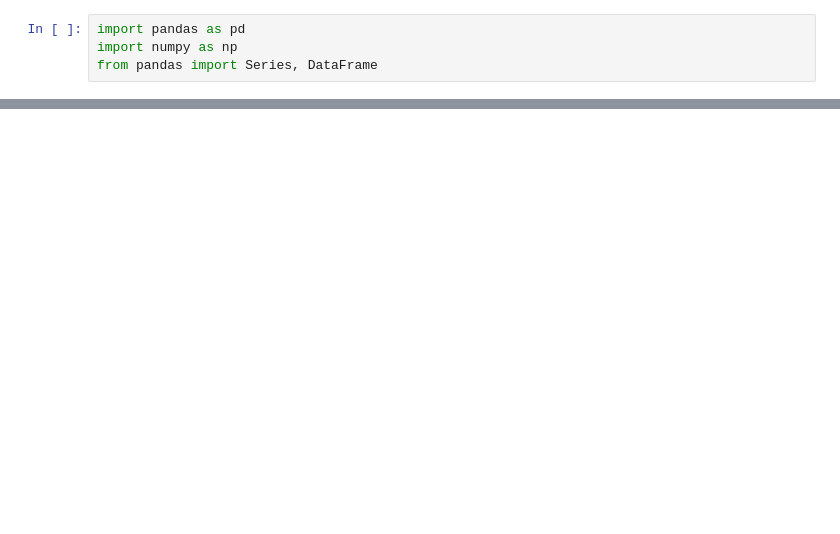
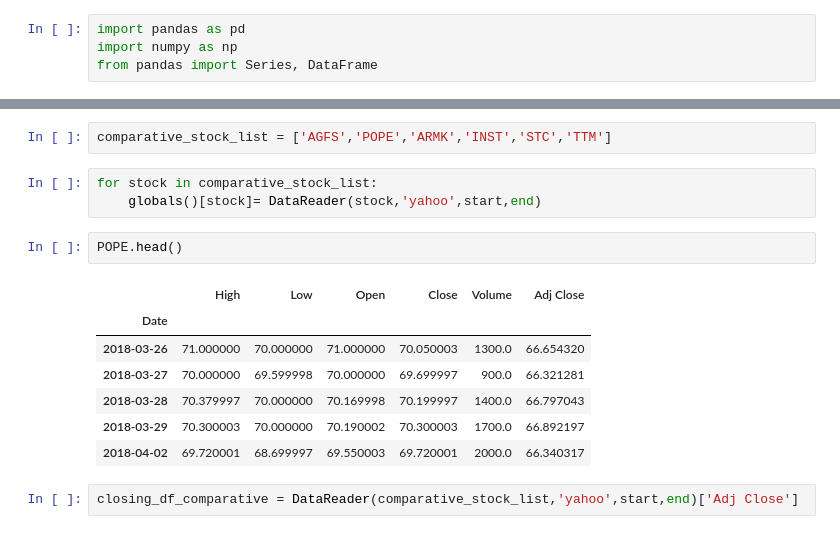
Before and after one commit to mgisp001/Hackabull, a Jupyter notebook: Hackabull/Stock_Testing.ipynb, the cells around one changed output, grey strips where cells are left out. Cells and saved outputs as stored; diff of their text form; blank space fills up the shorter version.

```diff
--- a/Hackabull/Stock_Testing.ipynb
+++ b/Hackabull/Stock_Testing.ipynb
@@ -144,0 +84,17 @@ print(stock_similarity)
+# %%
+comparative_stock_list = ['AGFS','POPE','ARMK','INST','STC','TTM']
+# %%
+for stock in comparative_stock_list:
+    globals()[stock]= DataReader(stock,'yahoo',start,end)
+# %%
+POPE.head()
+# %% [output]
+|  | High | Low | Open | Close | Volume | Adj Close |
+| Date |  |  |  |  |  |  |
+| 2018-03-26 | 71.000000 | 70.000000 | 71.000000 | 70.050003 | 1300.0 | 66.654320 |
+| 2018-03-27 | 70.000000 | 69.599998 | 70.000000 | 69.699997 | 900.0 | 66.321281 |
+| 2018-03-28 | 70.379997 | 70.000000 | 70.169998 | 70.199997 | 1400.0 | 66.797043 |
+| 2018-03-29 | 70.300003 | 70.000000 | 70.190002 | 70.300003 | 1700.0 | 66.892197 |
+| 2018-04-02 | 69.720001 | 68.699997 | 69.550003 | 69.720001 | 2000.0 | 66.340317 |
+# %%
+closing_df_comparative = DataReader(comparative_stock_list,'yahoo',start,end)['Adj Close']
```
Also changed, not shown: parts of 41 cells of this notebook, 1 other file.
